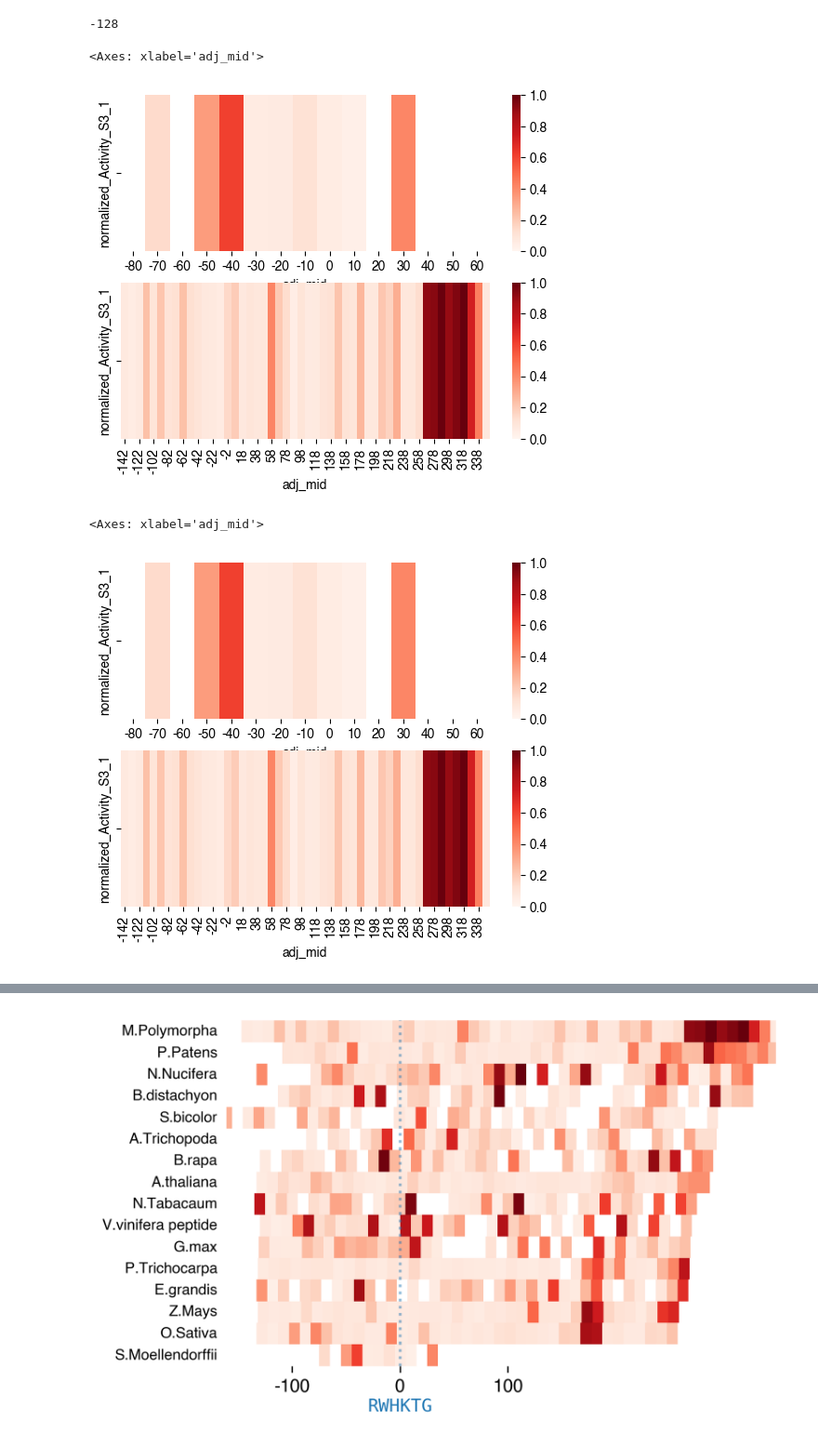
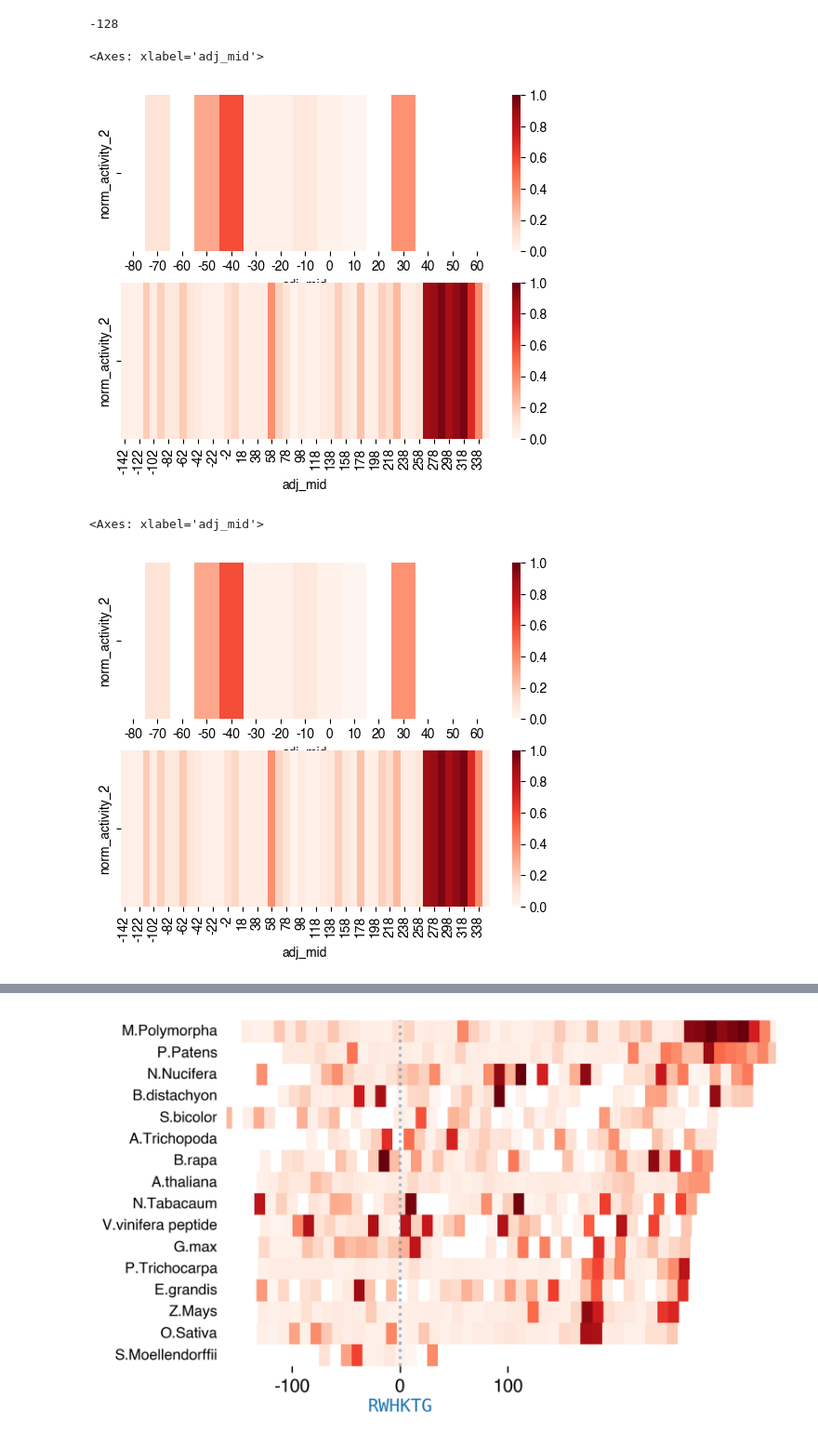
Before and after one commit to sanjanakotha/sog1, a Jupyter notebook: notebooks/Conservation.ipynb, the cells around one changed output, grey strips where cells are left out. Shown at 93% size. Cells and saved outputs as stored; diff of their text form; code cells hidden in the pictures.

```diff
--- a/notebooks/Conservation.ipynb
+++ b/notebooks/Conservation.ipynb
@@ -247,0 +261,4 @@ orthologs
+# %%
+# Range from min to max, from 0 to 1
+orthologs["norm_activity_2"] = (orthologs["Activity_S3_1"] - min(orthologs["Activity_S3_1"].dropna())) / np.percentile(orthologs["Activity_S3_1"].dropna(), 100)
+sns.histplot(orthologs["norm_activity_2"])
@@ -297,7 +317,7 @@ def df_aligned_on_motif(motif_align, sog1_orthologs, orthologs, reverse = False)
     orthologs_relative_pos = pd.merge(orthologs, sog1_orthologs[["name", "motif_pos", "len"]])
     orthologs_relative_pos["adj_mid"] = orthologs_relative_pos["mid"] - orthologs_relative_pos["motif_pos"]
 
-    heatmap_df = orthologs_relative_pos[["Description_name", "normalized_Activity_S3_1", "adj_mid"]]
+    heatmap_df = orthologs_relative_pos[["Description_name", "norm_activity_2", "adj_mid"]]
     heatmap_df = heatmap_df.set_index('adj_mid')
     return orthologs_relative_pos, heatmap_df
 # %%
@@ -341,33 +361,33 @@ from scipy.ndimage.filters import gaussian_filter
 # %%
 fig, axs = plt.subplots(2, 1)
 
 df = heatmap_df[heatmap_df["Description_name"] == "BasicSeMo"]
-df = df[["normalized_Activity_S3_1"]].T
+df = df[["norm_activity_2"]].T
 
 sns.heatmap(df, vmin = 0, vmax = 1, cmap = "Reds", ax = axs[0])
 #axs[0].set_xlim(1, 10)
 
 df = heatmap_df[heatmap_df["Description_name"] == "BasicMaPo"]
-df = df[["normalized_Activity_S3_1"]].T
+df = df[["norm_activity_2"]].T
 sns.heatmap(df, vmin = 0, vmax = 1, cmap = "Reds", ax = axs[1])
 # %% [output]
 <Axes: xlabel='adj_mid'>
-[figure, old version]
+[figure, new version]
 # %%
 fig, axs = plt.subplots(2, 1, sharex= False)
 
 df = heatmap_df[heatmap_df["Description_name"] == "BasicSeMo"]
-df = df[["normalized_Activity_S3_1"]].T
+df = df[["norm_activity_2"]].T
 
 sns.heatmap(df, vmin = 0, vmax = 1, cmap = "Reds", ax = axs[0])
 
 
 df = heatmap_df[heatmap_df["Description_name"] == "BasicMaPo"]
-df = df[["normalized_Activity_S3_1"]].T
+df = df[["norm_activity_2"]].T
 sns.heatmap(df, vmin = 0, vmax = 1, cmap = "Reds", ax = axs[1])
 # %% [output]
 <Axes: xlabel='adj_mid'>
-[figure, old version]
+[figure, new version]
 # %%
 df.T
 # %% [output]
```
Also changed, not shown: parts of 19 cells of this notebook, 27 other files.
